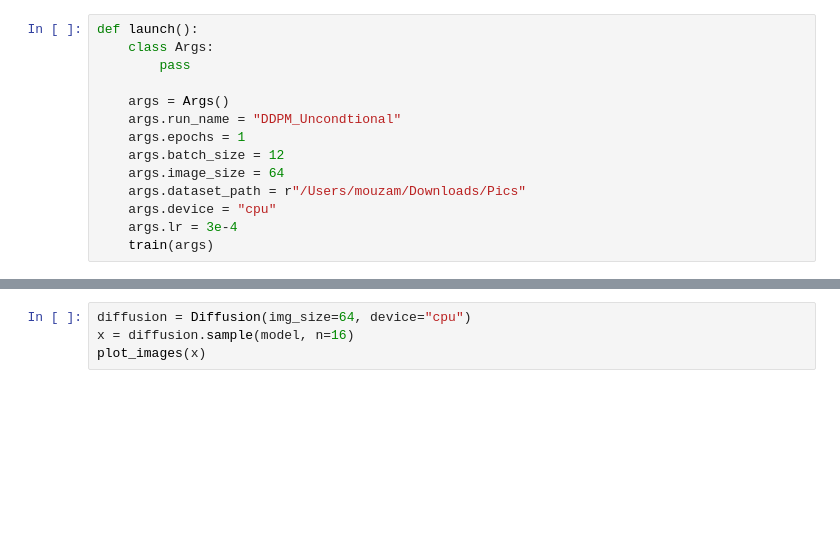
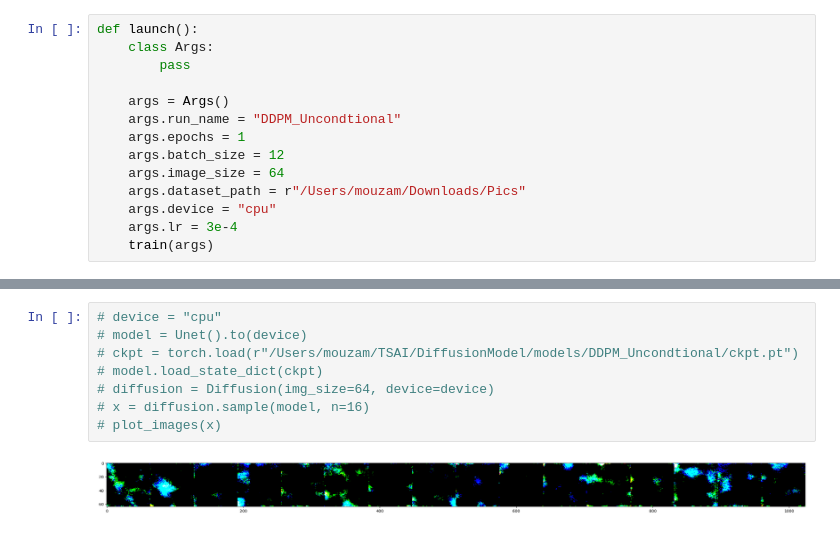
Before and after one commit to mrinalmouza/DiffusionModel, a Jupyter notebook: Diffusion_model.ipynb, the cells around one changed output, grey strips where cells are left out. Cells and saved outputs as stored; diff of their text form; blank space fills up the shorter version.

```diff
--- a/Diffusion_model.ipynb
+++ b/Diffusion_model.ipynb
@@ -265,4 +282,10 @@ FileNotFoundError: [Errno 2] No such file or directory: 'results/DDPM_Uncondtion
 # %%
-diffusion = Diffusion(img_size=64, device="cpu")
-x = diffusion.sample(model, n=16)
-plot_images(x)
+# device = "cpu"
+# model = Unet().to(device)
+# ckpt = torch.load(r"/Users/mouzam/TSAI/DiffusionModel/models/DDPM_Uncondtional/ckpt.pt")
+# model.load_state_dict(ckpt)
+# diffusion = Diffusion(img_size=64, device=device)
+# x = diffusion.sample(model, n=16)
+# plot_images(x)
+# %% [output]
+[figure, added]
```
Also changed, not shown: parts of 3 cells of this notebook.
